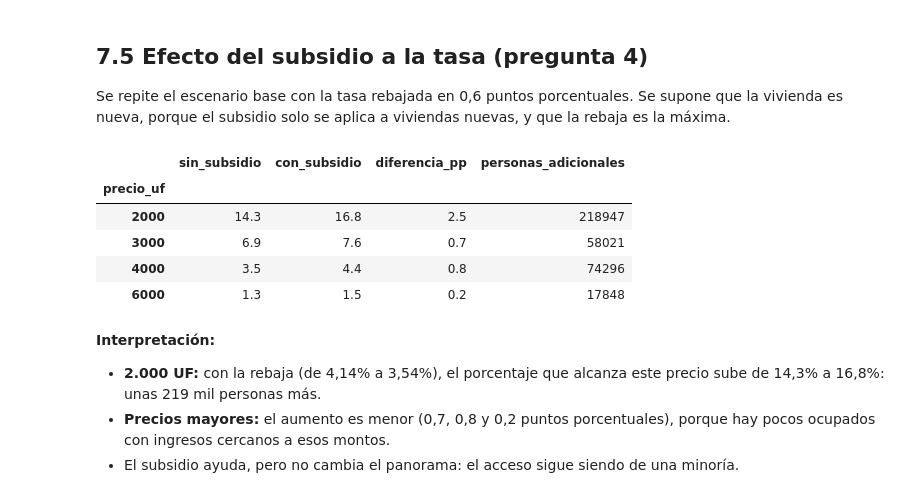
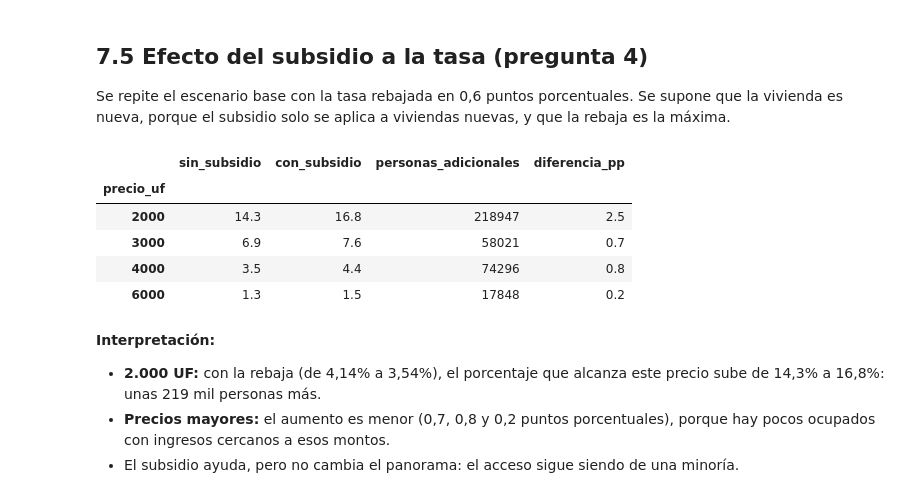
Before and after one commit to cris15981735/proyecto-final-icd2346, a Jupyter notebook: ProyectoFinal_Antezana_Calderon.ipynb, the cells around one changed output. Saved outputs shown, nothing was run; the diff lists cells and outputs as text; code cells hidden in the pictures.

```diff
--- a/ProyectoFinal_Antezana_Calderon.ipynb
+++ b/ProyectoFinal_Antezana_Calderon.ipynb
@@ -555,10 +460,2 @@ Percentil 99: $4.378.896 | máximo: $20.056.701 | personas con más de $10 millo
 # %% [markdown]
 ## 5.9 Exploración de la tasa hipotecaria y la UF
-# %%
-display(tasa_data.head(3))
-display(uf_data.tail(3))
-for nombre, tabla in [("Tasa", tasa_data), ("UF", uf_data)]:
-    fechas, valores = tabla.iloc[:, 0], tabla.iloc[:, 1]   # primera columna: fecha; segunda: valor
-    print(f"{nombre}: {len(tabla)} filas | tipos: {fechas.dtype} y {valores.dtype} | ausentes: {tabla.isna().sum().sum()}"
-          f" | fechas repetidas: {fechas.duplicated().sum()}")
-    print(f"   desde {fechas.min():%d-%m-%Y} hasta {fechas.max():%d-%m-%Y} | mínimo {valores.min()} y máximo {valores.max()}")
@@ -683,6 +590,5 @@ Códigos sin nombre: 0
 # %%
 ocupados["edad_banco"] = ocupados["edad"].between(EDAD_MINIMA, EDAD_MAXIMA_INGRESO)   # incluye 18 y 72
-ocupados["ingreso_ponderado"] = ocupados["ing_t_p"] * ocupados["fact_cal_esi"]
 
 porcentaje_edad = 100 * ocupados.loc[ocupados["edad_banco"], "fact_cal_esi"].sum() / ocupados["fact_cal_esi"].sum()
 print(f"Ocupados de 18 a 72 años: {formato_chileno(ocupados['edad_banco'].sum())} de {formato_chileno(len(ocupados))}"
@@ -789,15 +638,12 @@ TASA_BASE = tasa_data.loc["2025-10-01":"2025-12-01", "tasa"].mean()   # % anual,
 TASA_CON_SUBSIDIO = TASA_BASE - SUBSIDIO
 TASAS_ESCENARIO = {
     "Mínimo de la serie": tasa_data["tasa"].min(),
-    "Último dato": tasa_data["tasa"].iloc[-1],
     "Base (oct. a dic. de 2025)": TASA_BASE,
     "Máximo de los últimos 10 años": tasa_data.loc["2016-10-01":, "tasa"].max(),
 }
 UF_REFERENCIA = uf_data.loc["2025-10-01":"2025-12-31", "uf"].mean()
 
-print("Tasas de octubre a diciembre de 2025 (%):", tasa_data.loc["2025-10-01":"2025-12-01", "tasa"].tolist())
-print(f"Mes del mínimo: {tasa_data['tasa'].idxmin():%m-%Y} | mes del máximo de los últimos 10 años: "
-      f"{tasa_data.loc['2016-10-01':, 'tasa'].idxmax():%m-%Y} | último dato: {tasa_data.index[-1]:%m-%Y}")
+print(tasa_data.loc["2025-10-01":"2025-12-01"])   # tasas de los meses de la encuesta
 for nombre, tasa in TASAS_ESCENARIO.items():
     print(f"{nombre}: {formato_chileno(tasa, 2)}%")
 print(f"Tasa con subsidio: {formato_chileno(TASA_CON_SUBSIDIO, 2)}% | UF de referencia: {formato_pesos(UF_REFERENCIA, 2)}")
@@ -987,19 +829,19 @@ ingreso_necesario
 
 Se crea una columna `True`/`False` por precio (`True` si el precio máximo de la persona es igual o mayor). `porcentaje_ponderado` suma los factores de quienes tienen `True` y los divide por el total; `porcentaje_por_grupo` hace lo mismo dentro de cada grupo con `groupby` y `sum`.
 # %%
-for precio in PRECIOS_UF:
-    candidatos[f"alcanza_{precio}"] = candidatos["precio_maximo_uf"] >= precio
-
-
 def porcentaje_ponderado(condicion, pesos):
     """Porcentaje de personas del país (según el factor de expansión) que cumple una condición True/False."""
     return 100 * pesos[condicion].sum() / pesos.sum()
 
 
-alcanza_pais = pd.DataFrame({
-    "porcentaje": [porcentaje_ponderado(candidatos[f"alcanza_{precio}"], pesos) for precio in PRECIOS_UF],
-    "miles_de_personas": [pesos[candidatos[f"alcanza_{precio}"]].sum() / 1000 for precio in PRECIOS_UF],
-}, index=pd.Index(PRECIOS_UF, name="precio_uf"))
+filas = []
+for precio in PRECIOS_UF:
+    candidatos[f"alcanza_{precio}"] = candidatos["precio_maximo_uf"] >= precio   # columna True/False por precio
+    cumple = candidatos[f"alcanza_{precio}"]
+    filas.append({"precio_uf": precio,
+                  "porcentaje": porcentaje_ponderado(cumple, pesos),
+                  "miles_de_personas": pesos[cumple].sum() / 1000})
+alcanza_pais = pd.DataFrame(filas).set_index("precio_uf")
 alcanza_pais.round(1)
 # %% [output]
 |  | porcentaje | miles_de_personas |
@@ -1127,24 +966,24 @@ Se repite el escenario base con la tasa rebajada en 0,6 puntos porcentuales. Se
 # %%
 candidatos["precio_maximo_subsidio"] = precio_maximo(candidatos["ing_t_p"], candidatos["plazo"], TASA_CON_SUBSIDIO)
 
 filas = []
 for precio in PRECIOS_UF:
     sin_subsidio = candidatos[f"alcanza_{precio}"]
     con_subsidio = candidatos["precio_maximo_subsidio"] >= precio
     filas.append({"precio_uf": precio,
                   "sin_subsidio": porcentaje_ponderado(sin_subsidio, pesos),
                   "con_subsidio": porcentaje_ponderado(con_subsidio, pesos),
                   "personas_adicionales": round(pesos[con_subsidio & ~sin_subsidio].sum())})   # ~ significa "no"
 efecto_subsidio = pd.DataFrame(filas).set_index("precio_uf")
-efecto_subsidio.insert(2, "diferencia_pp", efecto_subsidio["con_subsidio"] - efecto_subsidio["sin_subsidio"])
+efecto_subsidio["diferencia_pp"] = efecto_subsidio["con_subsidio"] - efecto_subsidio["sin_subsidio"]
 efecto_subsidio.round(1)
 # %% [output]
-|  | sin_subsidio | con_subsidio | diferencia_pp | personas_adicionales |
+|  | sin_subsidio | con_subsidio | personas_adicionales | diferencia_pp |
 | precio_uf |  |  |  |  |
-| 2000 | 14.3 | 16.8 | 2.5 | 218947 |
-| 3000 | 6.9 | 7.6 | 0.7 | 58021 |
-| 4000 | 3.5 | 4.4 | 0.8 | 74296 |
-| 6000 | 1.3 | 1.5 | 0.2 | 17848 |
+| 2000 | 14.3 | 16.8 | 218947 | 2.5 |
+| 3000 | 6.9 | 7.6 | 58021 | 0.7 |
+| 4000 | 3.5 | 4.4 | 74296 | 0.8 |
+| 6000 | 1.3 | 1.5 | 17848 | 0.2 |
 # %% [markdown]
 **Interpretación:**
 
```
Also changed, not shown: parts of 77 cells of this notebook, 1 other file.
